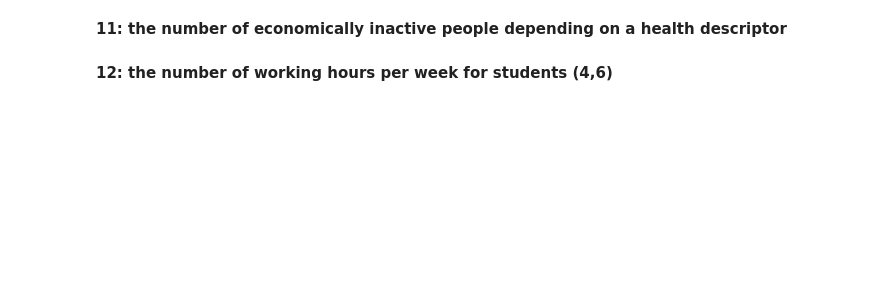
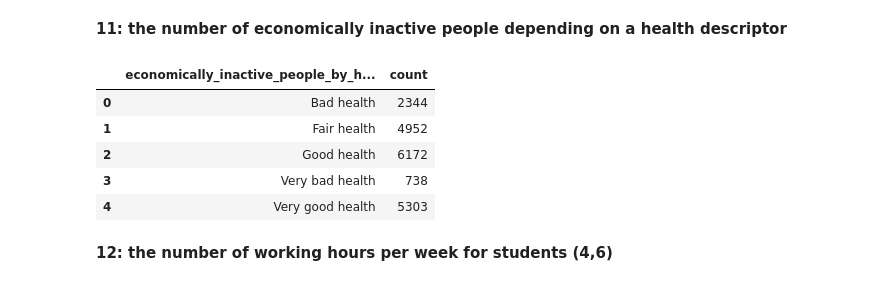
Before and after one commit to Weltschmerz7/CS5002_P3, a Jupyter notebook: notebooks/CS5002_P3_200013825.ipynb, the cells around one changed output. Drawn from its saved outputs; the diff is of its cells as text; code cells hidden in the pictures; blank space fills up the shorter version.

```diff
--- a/notebooks/CS5002_P3_200013825.ipynb
+++ b/notebooks/CS5002_P3_200013825.ipynb
@@ -154,4 +279,16 @@ results_df_8
 # %% [markdown]
 **11: the number of economically inactive people depending on a health descriptor**
+# %%
+Q11_dict = resutlts_dict['economically_inactive_by_health']
+#transform the dictionary to dataframe for better readability
+results_df_11 = dict_to_df(Q11_dict, col_names = ['economically_inactive_people_by_health','count'])
+results_df_11
+# %% [output]
+|  | economically_inactive_people_by_h... | count |
+| 0 | Bad health | 2344 |
+| 1 | Fair health | 4952 |
+| 2 | Good health | 6172 |
+| 3 | Very bad health | 738 |
+| 4 | Very good health | 5303 |
 # %% [markdown]
 **12: the number of working hours per week for students (4,6)**
```
Also changed, not shown: parts of 13 cells of this notebook, 3 other files.
